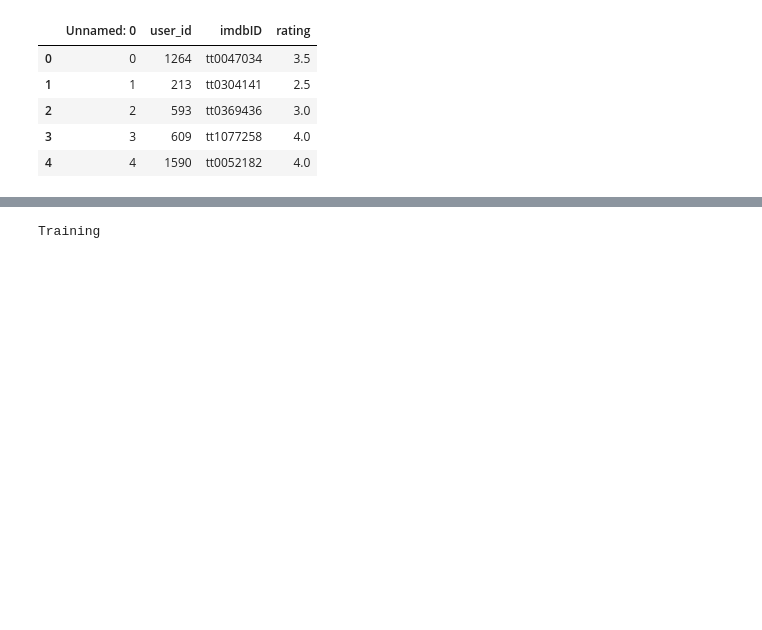
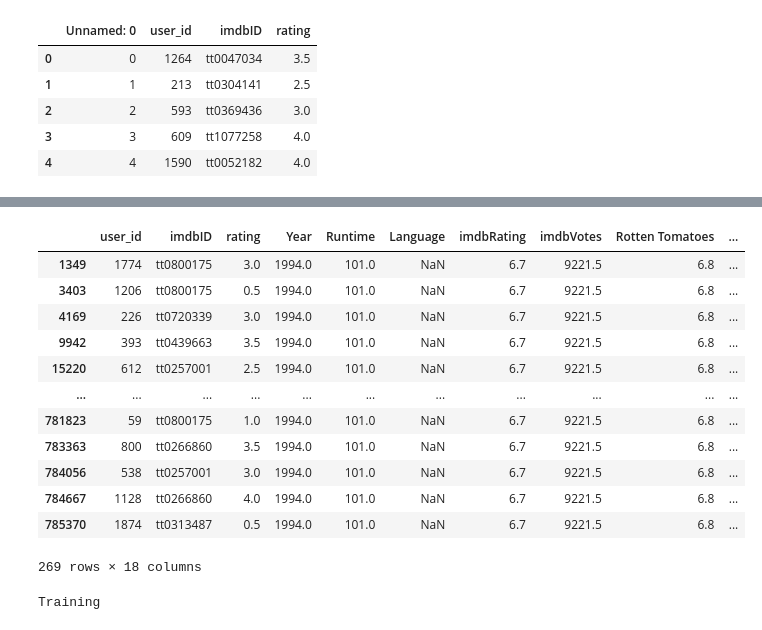
Before and after one commit to yuayixio/MovieRatingPredictor, a Jupyter notebook: notebooks/ContentbasedFiltering/ContentBasedFiltering.ipynb, the cells around one changed output, grey strips where cells are left out. Cells and saved outputs as stored; diff of their text form; code cells hidden in the pictures; blank space fills up the shorter version.

```diff
--- a/notebooks/ContentbasedFiltering/ContentBasedFiltering.ipynb
+++ b/notebooks/ContentbasedFiltering/ContentBasedFiltering.ipynb
@@ -114,3 +171,19 @@ merged_data = merged_data.drop(columns={'Unnamed: 0'})
+# %%
+merged_data[merged_data['Language'].isna()]
+# %% [output]
+|  | user_id | imdbID | rating | Year | Runtime | Language | imdbRating | imdbVotes | Rotten Tomatoes | ... |
+| 1349 | 1774 | tt0800175 | 3.0 | 1994.0 | 101.0 | NaN | 6.7 | 9221.5 | 6.8 | ... |
+| 3403 | 1206 | tt0800175 | 0.5 | 1994.0 | 101.0 | NaN | 6.7 | 9221.5 | 6.8 | ... |
+| 4169 | 226 | tt0720339 | 3.0 | 1994.0 | 101.0 | NaN | 6.7 | 9221.5 | 6.8 | ... |
+| 9942 | 393 | tt0439663 | 3.5 | 1994.0 | 101.0 | NaN | 6.7 | 9221.5 | 6.8 | ... |
+| 15220 | 612 | tt0257001 | 2.5 | 1994.0 | 101.0 | NaN | 6.7 | 9221.5 | 6.8 | ... |
+| ... | ... | ... | ... | ... | ... | ... | ... | ... | ... | ... |
+| 781823 | 59 | tt0800175 | 1.0 | 1994.0 | 101.0 | NaN | 6.7 | 9221.5 | 6.8 | ... |
+| 783363 | 800 | tt0266860 | 3.5 | 1994.0 | 101.0 | NaN | 6.7 | 9221.5 | 6.8 | ... |
+| 784056 | 538 | tt0257001 | 3.0 | 1994.0 | 101.0 | NaN | 6.7 | 9221.5 | 6.8 | ... |
+| 784667 | 1128 | tt0266860 | 4.0 | 1994.0 | 101.0 | NaN | 6.7 | 9221.5 | 6.8 | ... |
+| 785370 | 1874 | tt0313487 | 0.5 | 1994.0 | 101.0 | NaN | 6.7 | 9221.5 | 6.8 | ... |
+269 rows × 18 columns
 # %%
 #Drop NaN rows - check later if it makes large difference!
 merged_data = merged_data.dropna()
```
Also changed, not shown: parts of 18 cells of this notebook, 1 other file.
